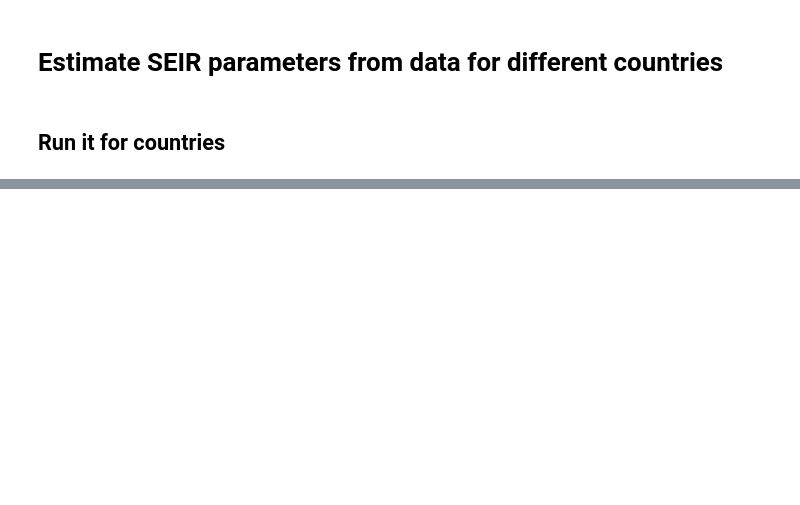
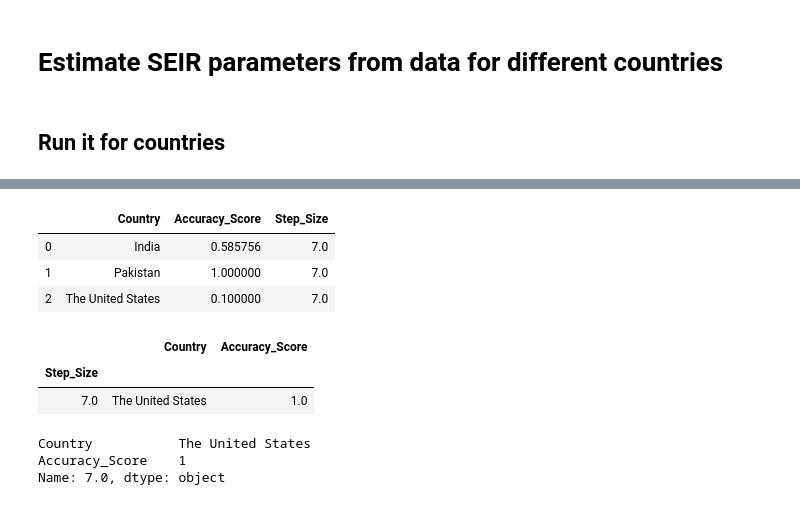
Before and after one commit to baladutt/modeling-epidemics-COVID-19, a Jupyter notebook: Estimate-SEIR-Parameters.ipynb, the cells around one changed output, grey strips where cells are left out. Cells and saved outputs as stored; diff of their text form; code cells hidden in the pictures; blank space fills up the shorter version.

```diff
--- a/Estimate-SEIR-Parameters.ipynb
+++ b/Estimate-SEIR-Parameters.ipynb
@@ -284,15 +274,24 @@ computeParamsWithStepSize(14)
 # %%
 from sklearn import preprocessing
 # Create a minimum and maximum processor object
-min_max_scaler = preprocessing.MinMaxScaler()
-# Create an object to transform the data to fit minmax processor
+min_max_scaler = preprocessing.MinMaxScaler(feature_range=(1,10))
 cumulativeLossDf['Accuracy_Score'] = min_max_scaler.fit_transform(cumulativeLossDf['Accuracy_Score'].values.reshape(-1, 1))
-# Run the normalizer on the dataframe
-# df_normalized = pd.DataFrame(x_scaled)
 cumulativeLossDf[cumulativeLossDf['Accuracy_Score'] == 0] = 0.0001
 cumulativeLossDf['Accuracy_Score'] = 1/cumulativeLossDf['Accuracy_Score']
 
 display(cumulativeLossDf)
 cumulativeLossDf_group_by_stepSize = cumulativeLossDf.groupby('Step_Size').max()
+cumulativeLossDf_group_by_stepSize = pd.DataFrame(cumulativeLossDf_group_by_stepSize)
 display(cumulativeLossDf_group_by_stepSize)
-display(cumulativeLossDf_group_by_stepSize.max())
+display(cumulativeLossDf_group_by_stepSize.loc[cumulativeLossDf_group_by_stepSize['Accuracy_Score'].idxmax() ])
+# %% [output]
+|  | Country | Accuracy_Score | Step_Size |
+| 0 | India | 0.585756 | 7.0 |
+| 1 | Pakistan | 1.000000 | 7.0 |
+| 2 | The United States | 0.100000 | 7.0 |
+|  | Country | Accuracy_Score |
+| Step_Size |  |  |
+| 7.0 | The United States | 1.0 |
+Country           The United States
+Accuracy_Score    1
+Name: 7.0, dtype: object
```
Also changed, not shown: parts of 12 cells of this notebook, 1 other file.
